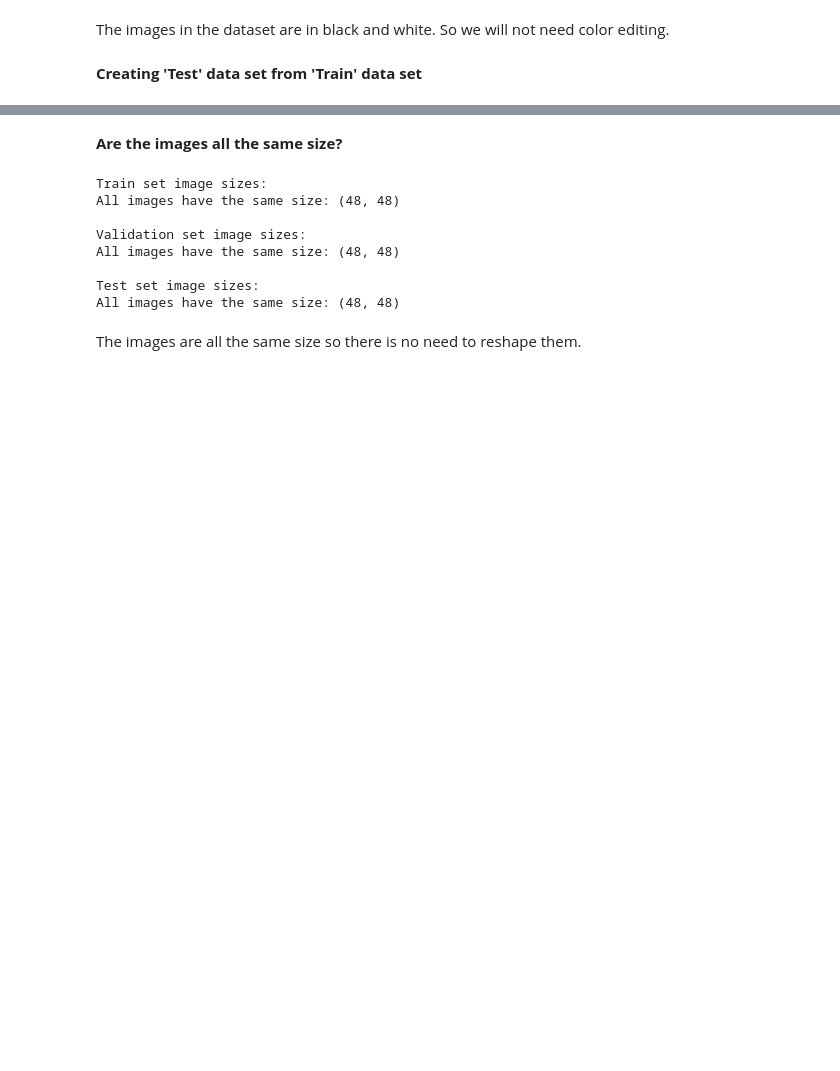
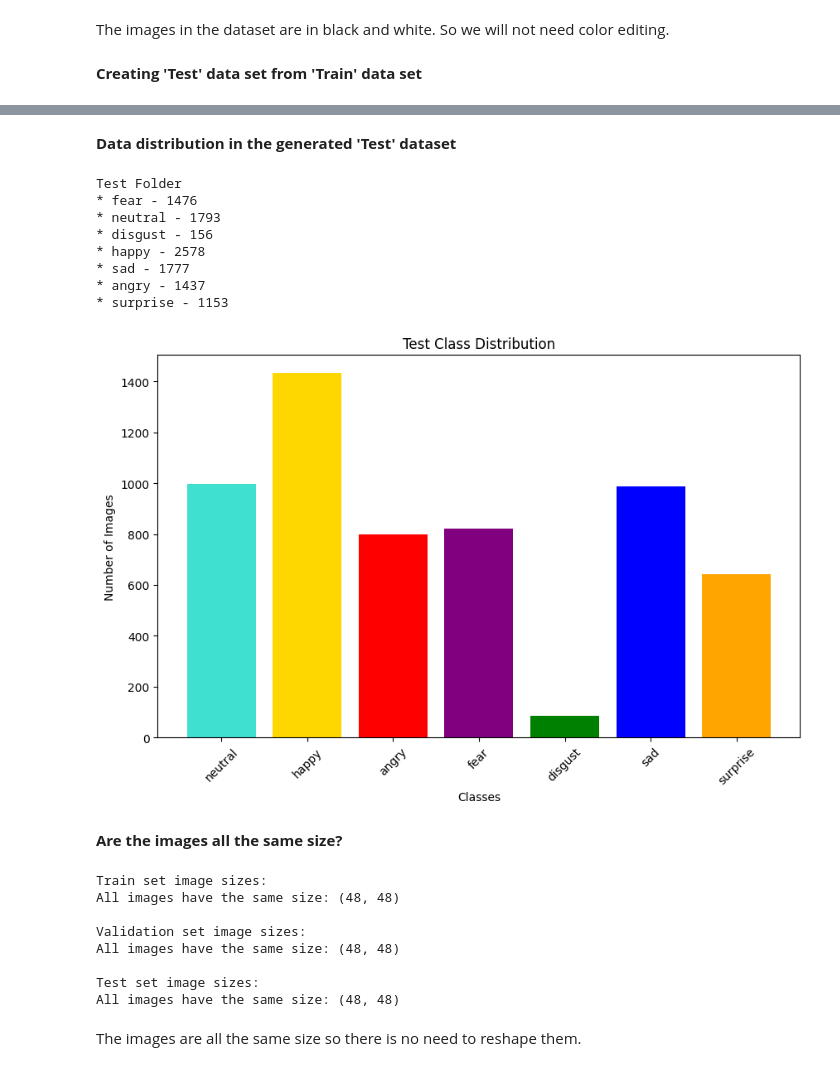
Before and after one commit to SefiyeArican/Face-expression-recognition, a Jupyter notebook: Face_expression_recognition.ipynb, the cells around one changed output, grey strips where cells are left out. Cells and saved outputs as stored; diff of their text form; code cells hidden in the pictures; blank space fills up the shorter version.

```diff
--- a/Face_expression_recognition.ipynb
+++ b/Face_expression_recognition.ipynb
@@ -175,8 +175,8 @@ def count_images_in_directory(data_dir):
 
     return image_counts
 
-data_dir = '/content/images/images/train'
-image_counts = count_images_in_directory(data_dir)
+train_data_dir = '/content/images/images/train'
+image_counts = count_images_in_directory(train_data_dir)
 print("Train Folder")
 # Print names and image counts of subfolders
 for folder, count in image_counts.items():
@@ -184,8 +184,8 @@ for folder, count in image_counts.items():
 
 print("\n")
 
-data_dir = '/content/images/images/validation'
-image_counts = count_images_in_directory(data_dir)
+validation_data_dir = '/content/images/images/validation'
+image_counts = count_images_in_directory(validation_data_dir)
 print("Validation Folder")
 # Print names and image counts of subfolders
 for folder, count in image_counts.items():
@@ -359,3 +360,36 @@ Number of images in the Test folder: 5761
+# %% [markdown]
+**Data distribution in the generated 'Test' dataset**
+# %%
+data_dir = '/content/images/images/test'
+image_counts = count_images_in_directory(data_dir)
+print("Test Folder")
+# Print names and image counts of subfolders
+for folder, count in image_counts.items():
+    print(f"* {folder} - {count}")
+
+# Class names and number of images in the class test folder
+class_names = ['neutral', 'happy', 'angry', 'fear', 'disgust', 'sad', 'surprise']
+class_counts = [996, 1432, 798, 820, 87, 987, 641]
+
+colors = ['turquoise', 'gold', 'red', 'purple', 'green', 'blue', 'orange']
+
+plt.figure(figsize=(10, 6))
+plt.bar(class_names, class_counts, color=colors)
+plt.xlabel('Classes')
+plt.ylabel('Number of Images')
+plt.title('Test Class Distribution')
+plt.xticks(rotation=45)
+plt.show()
+# %% [output]
+Test Folder
+* fear - 1476
+* neutral - 1793
+* disgust - 156
+* happy - 2578
+* sad - 1777
+* angry - 1437
+* surprise - 1153
+[figure, added]
 # %% [markdown]
 **Are the images all the same size?**
 # %%
```
Also changed, not shown: parts of 15 cells of this notebook.
